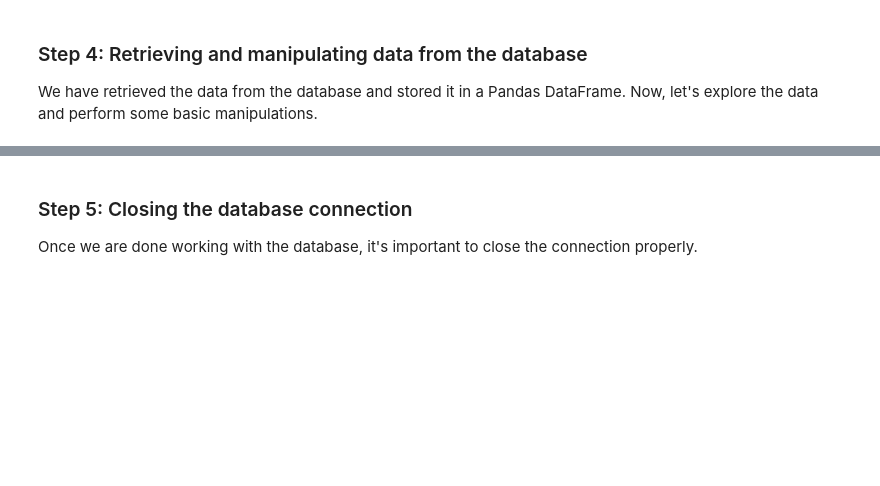
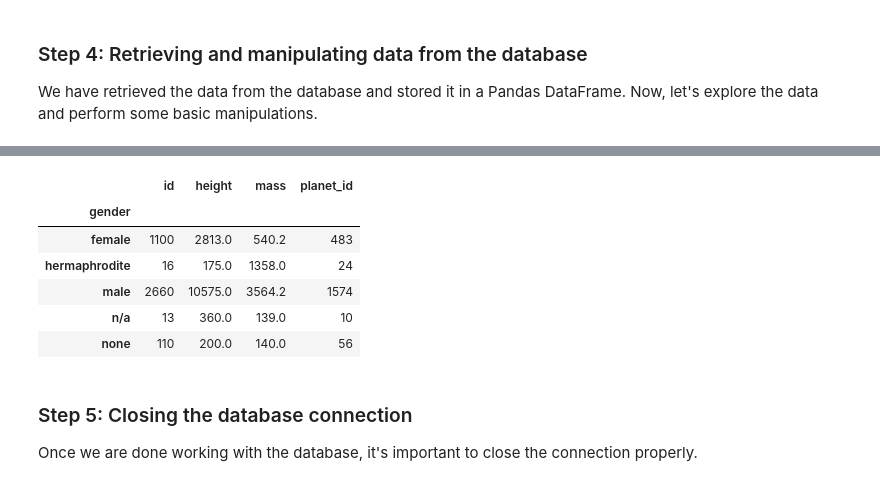
Before and after one commit to camilasbraz/python-sql, a Jupyter notebook: python-sql.ipynb, the cells around one changed output, grey strips where cells are left out. Saved outputs shown, nothing was run; the diff lists cells and outputs as text; code cells hidden in the pictures; blank space fills up the shorter version.

```diff
--- a/python-sql.ipynb
+++ b/python-sql.ipynb
@@ -69,3 +110,15 @@ aggregated_df = df.groupby('column_name').sum()
+# %%
+# Example: Perform aggregations
+aggregated_df = df.groupby('gender').sum('heigth')
+aggregated_df
+# %% [output]
+|  | id | height | mass | planet_id |
+| gender |  |  |  |  |
+| female | 1100 | 2813.0 | 540.2 | 483 |
+| hermaphrodite | 16 | 175.0 | 1358.0 | 24 |
+| male | 2660 | 10575.0 | 3564.2 | 1574 |
+| n/a | 13 | 360.0 | 139.0 | 10 |
+| none | 110 | 200.0 | 140.0 | 56 |
 # %% [markdown]
 ### Step 5: Closing the database connection
 Once we are done working with the database, it's important to close the connection properly.
```
Also changed, not shown: parts of 9 cells of this notebook, 5 other files.
